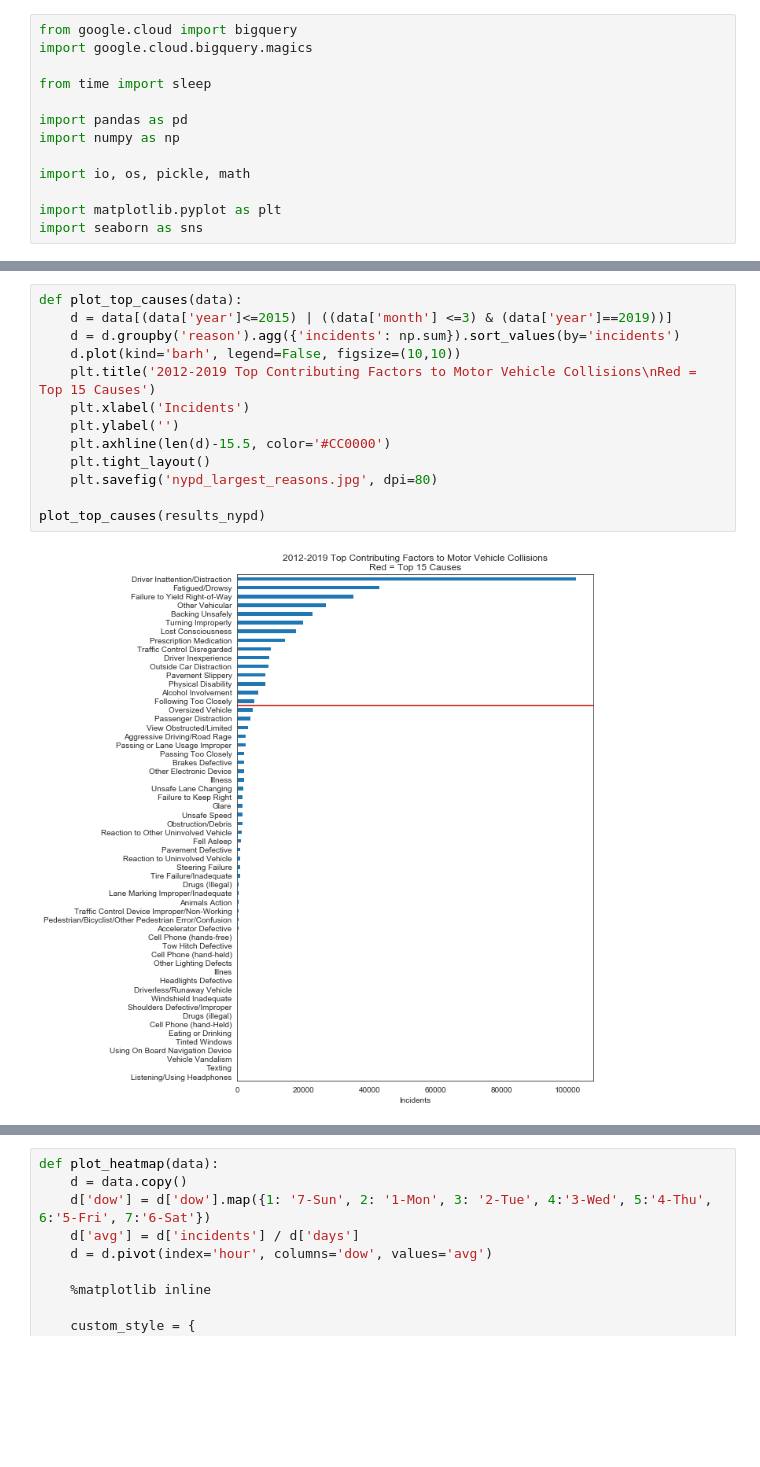
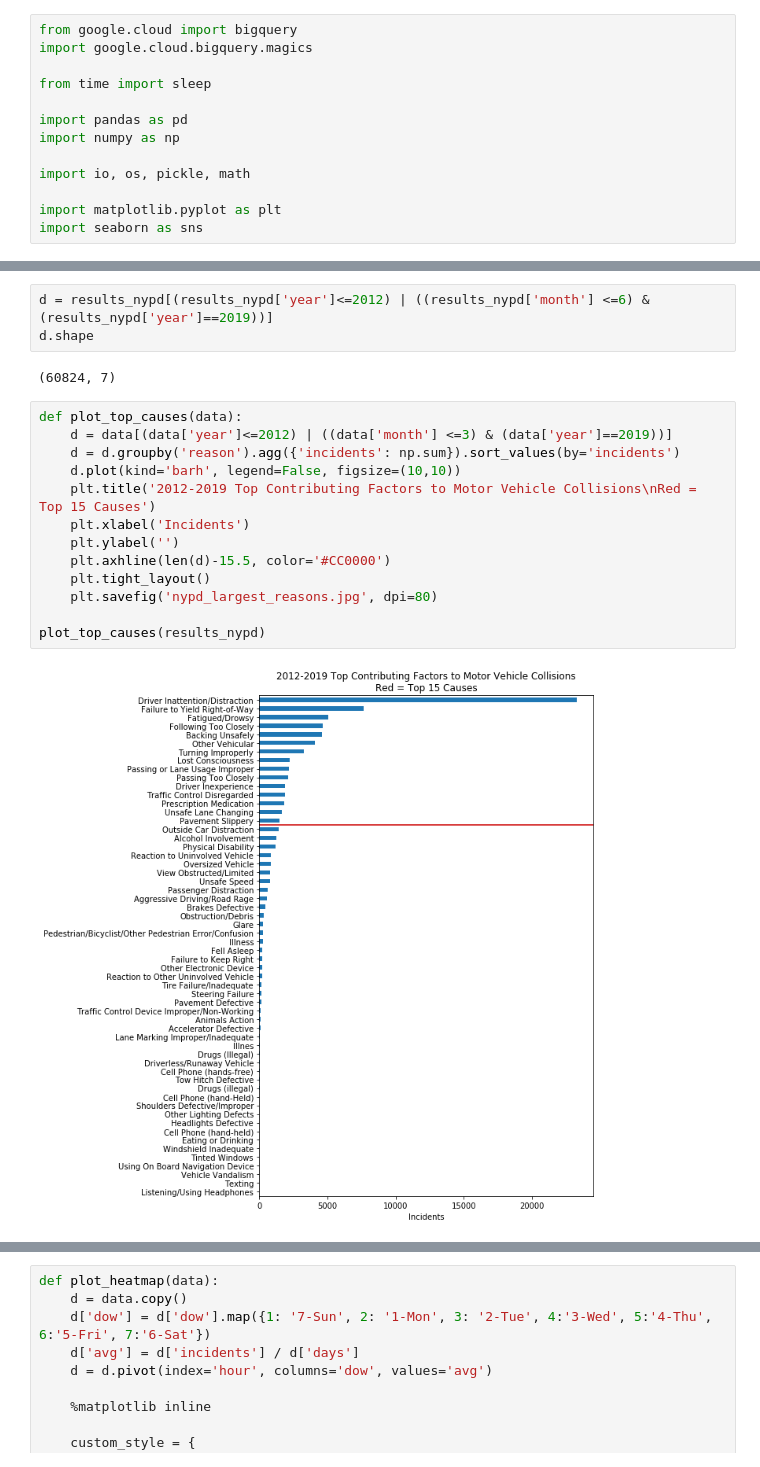
Before and after one commit to anthonype/cs816, a Jupyter notebook: src/nyc_mv_weather.ipynb, the cells around one changed output, grey strips where cells are left out. Cells and saved outputs as stored; diff of their text form; blank space fills up the shorter version.

```diff
--- a/src/nyc_mv_weather.ipynb
+++ b/src/nyc_mv_weather.ipynb
@@ -288,17 +238,22 @@ results_noaa.head(10)
+# %%
+d = results_nypd[(results_nypd['year']<=2012) | ((results_nypd['month'] <=6) & (results_nypd['year']==2019))]
+d.shape
+# %% [output]
+(60824, 7)
 # %%
 def plot_top_causes(data):
-    d = data[(data['year']<=2015) | ((data['month'] <=3) & (data['year']==2019))]
+    d = data[(data['year']<=2012) | ((data['month'] <=3) & (data['year']==2019))]
     d = d.groupby('reason').agg({'incidents': np.sum}).sort_values(by='incidents')
     d.plot(kind='barh', legend=False, figsize=(10,10))
     plt.title('2012-2019 Top Contributing Factors to Motor Vehicle Collisions\nRed = Top 15 Causes')
     plt.xlabel('Incidents')
     plt.ylabel('')
     plt.axhline(len(d)-15.5, color='#CC0000')
     plt.tight_layout()
     plt.savefig('nypd_largest_reasons.jpg', dpi=80)
 
 plot_top_causes(results_nypd)
 # %% [output]
-[figure, old version]
+[figure, new version]
 # %%
 data = results_nypd
```
Also changed, not shown: parts of 21 cells of this notebook.
